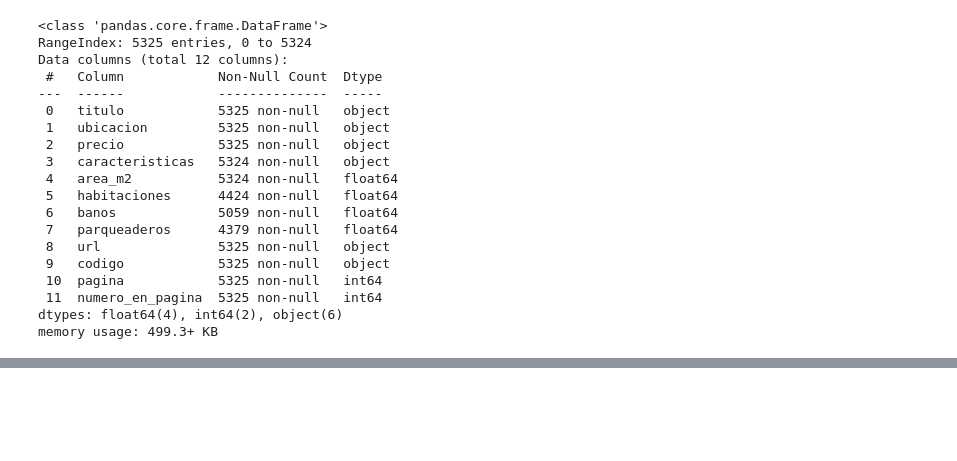
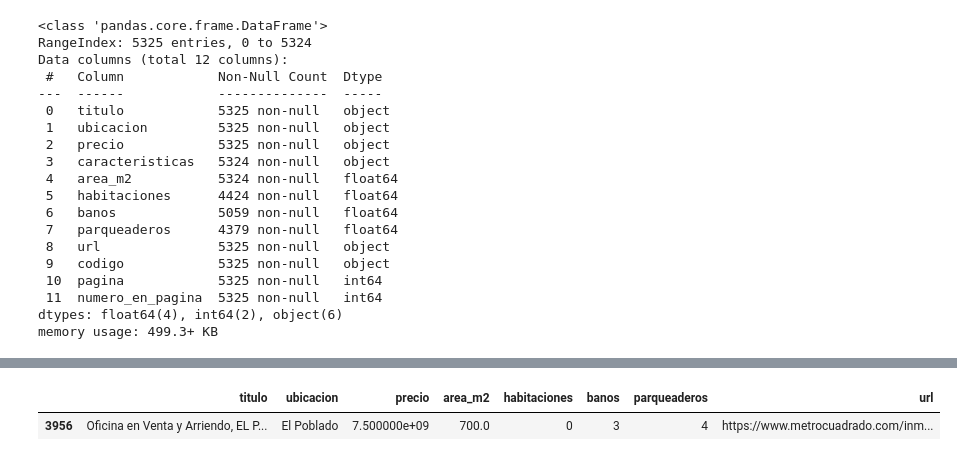
Before and after one commit to roman-correa/scraper, a Jupyter notebook: scraper.ipynb, the cells around one changed output, grey strips where cells are left out. Saved outputs shown, nothing was run; the diff lists cells and outputs as text; code cells hidden in the pictures; blank space fills up the shorter version.

```diff
--- a/scraper.ipynb
+++ b/scraper.ipynb
@@ -588,0 +813,5 @@ memory usage: 355.3+ KB
+# %%
+df_limpio[df_limpio['precio'] == 7500000000]
+# %% [output]
+|  | titulo | ubicacion | precio | area_m2 | habitaciones | banos | parqueaderos | url |
+| 3956 | Oficina en Venta y Arriendo, EL P... | El Poblado | 7.500000e+09 | 700.0 | 0 | 3 | 4 | https://www.metrocuadrado.com/inm... |
```
Also changed, not shown: parts of 8 cells of this notebook, 3 other files.
